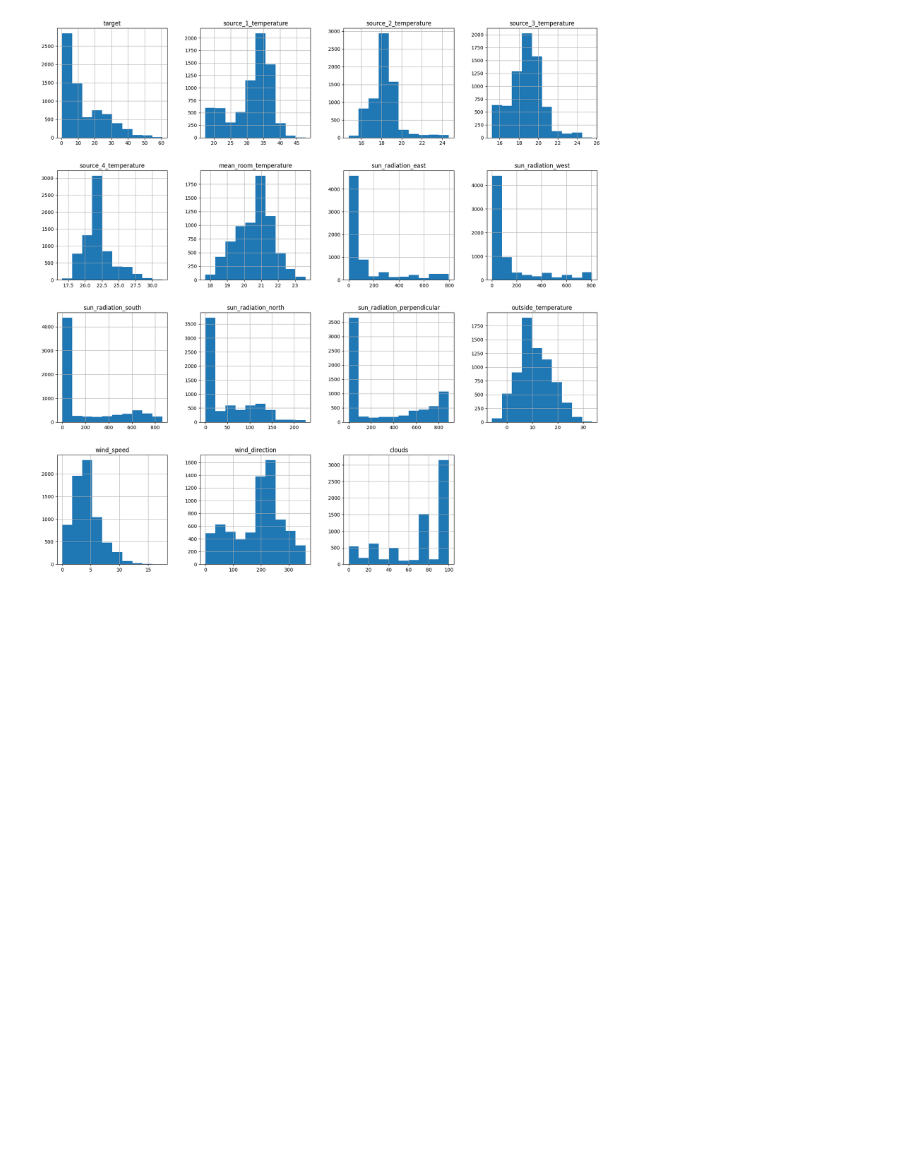
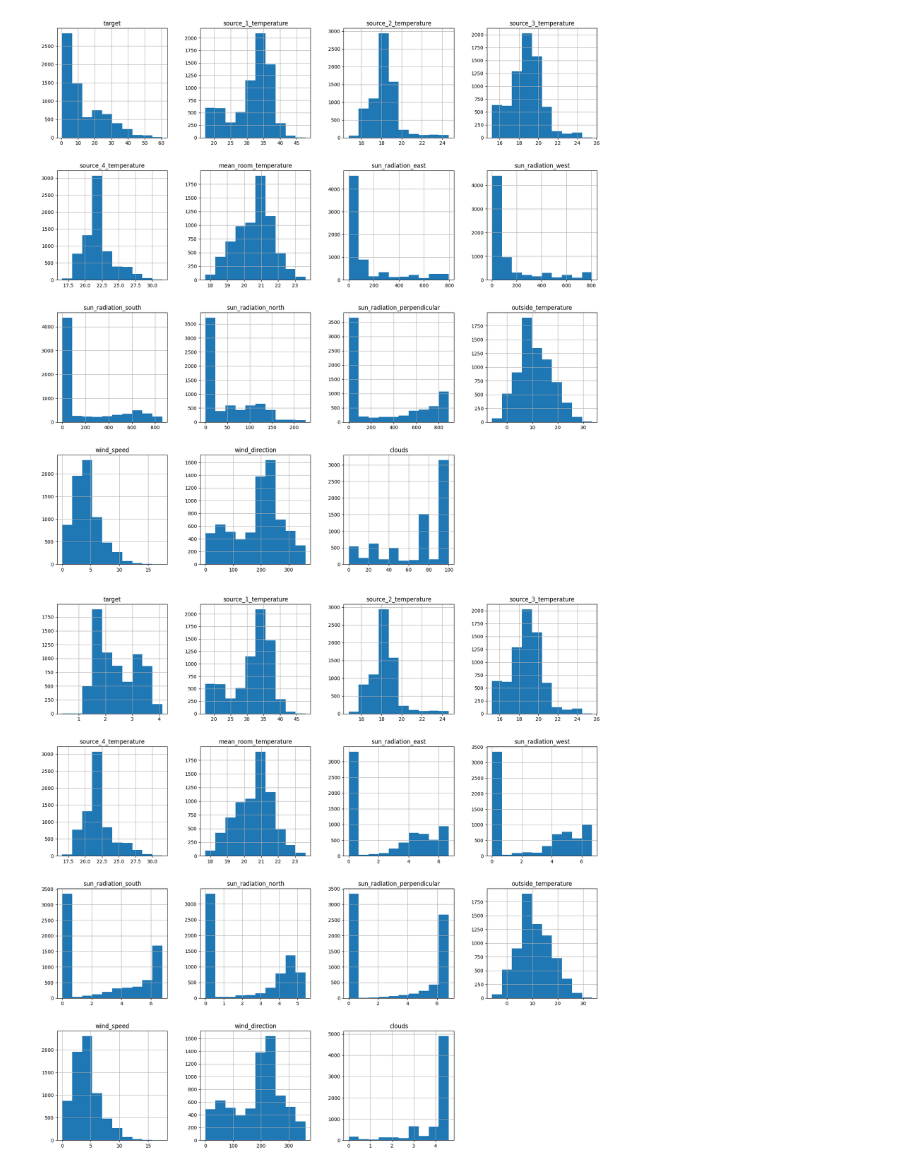
Before and after one commit to LauraMQuiros/Energy-prediction, a Jupyter notebook: notebooks/data_analysis.ipynb, the cells around one changed output. Saved outputs shown, nothing was run; the diff lists cells and outputs as text; code cells hidden in the pictures; blank space fills up the shorter version.

```diff
--- a/notebooks/data_analysis.ipynb
+++ b/notebooks/data_analysis.ipynb
@@ -183,3 +205,17 @@ train_numerical.hist(figsize=(20, 20))
 plt.show()
 # %% [output]
 [figure]
+# %%
+train_log = train_numerical.copy()
+# apply log transformation to all numerical columns except temperature
+train_log['target'] = np.log1p(train_log['target'])
+train_log['sun_radiation_north'] = np.log1p(train_log['sun_radiation_north'])
+train_log['sun_radiation_perpendicular'] = np.log1p(train_log['sun_radiation_perpendicular'])
+train_log['sun_radiation_south'] = np.log1p(train_log['sun_radiation_south'])
+train_log['sun_radiation_east'] = np.log1p(train_log['sun_radiation_east'])
+train_log['sun_radiation_west'] = np.log1p(train_log['sun_radiation_west'])
+train_log['clouds'] = np.log1p(train_log['clouds'])
+train_log.hist(figsize=(20, 20))
+plt.show()
+# %% [output]
+[figure, added]
```
Also changed, not shown: parts of 4 cells of this notebook, 1 other file.
